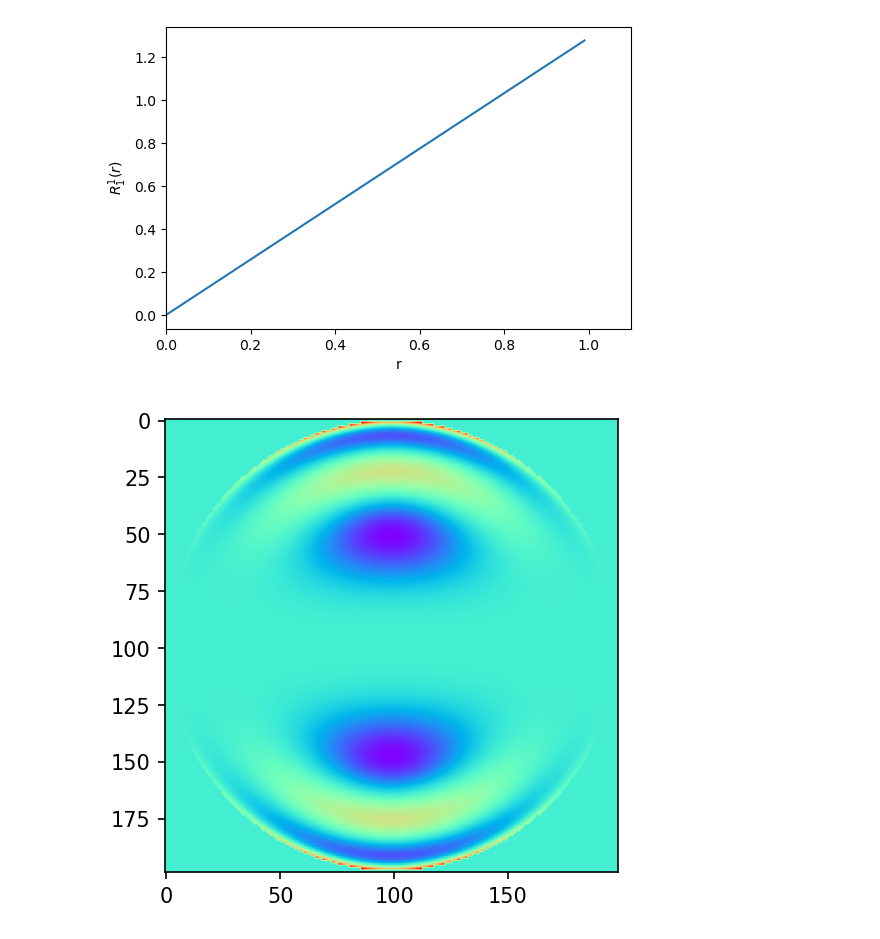
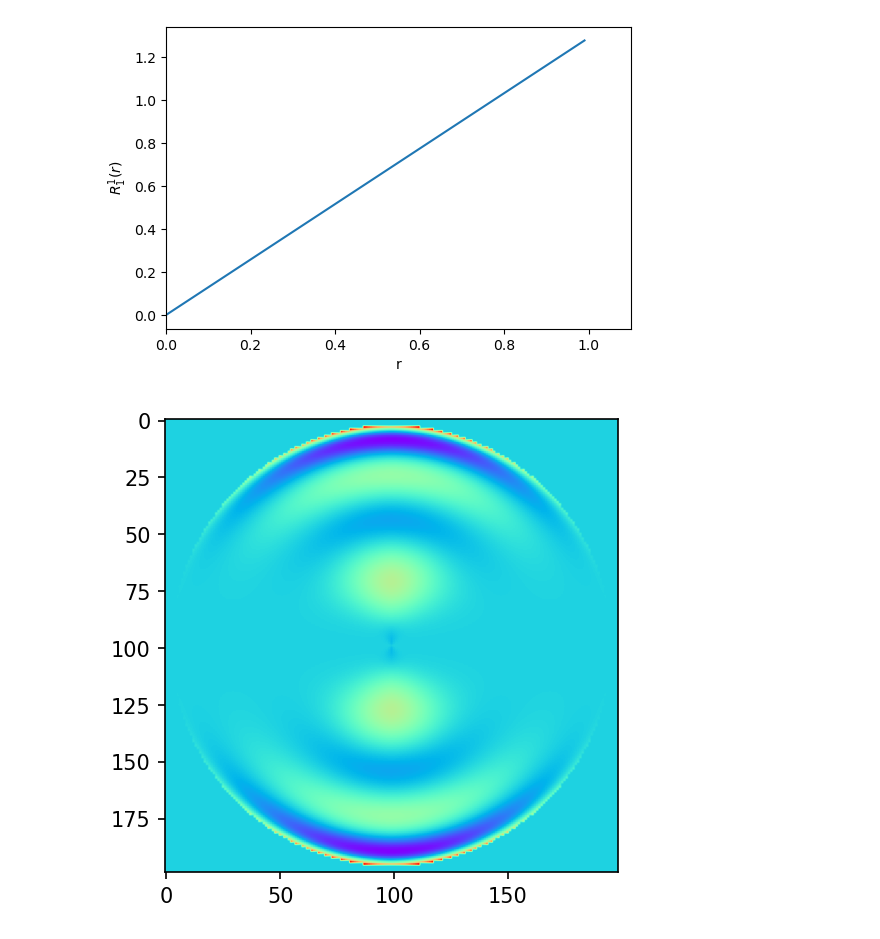
Before and after one commit to denyskononenko/datasciencesnippets, a Jupyter notebook: descriptors/zernike3D.ipynb, the cells around one changed output. Drawn from its saved outputs; the diff is of its cells as text; code cells hidden in the pictures.

```diff
--- a/descriptors/zernike3D.ipynb
+++ b/descriptors/zernike3D.ipynb
@@ -60,16 +61,19 @@ class Zernike3D:
         plt.xlabel('r')
         plt.show()
 
-    def plot_moment(self, n: int, l: int, m: int):
-        """Plot 3D Zernike moment."""
+    def plot_moment_slice(self, n: int, l: int, m: int, lattitude: int=1):
+        """Plot 3D Zernike moment slice at the level lattitude * grid_step."""
         Z = self.moment(n, l, m)
         d = 0.01
         x = np.concatenate([np.arange(-1, -d, d), np.arange(d, 1 + d, d)])
-        z = np.array([[np.real(Z(xi, yi, d)) for xi in x] for yi in x])
+        z = np.array([[np.real(Z(xi, yi, lattitude * d)) for xi in x] for yi in x])
 
         plt.figure(dpi=150)
         plt.imshow(z, cmap='rainbow')
         plt.show()
+
+    def plot_moment_3d(self, n: int, l: int, m: int):
+        """Plot 3D zernike moment in 3D as density plot."""
 # %%
 test_3dimg = np.zeros((10, 10, 10))
 
@@ -79,6 +83,6 @@ zen.plot_radial(1, 1)
 # %% [output]
 [figure]
 # %%
-zen.plot_moment(10,4,4)
+zen.plot_moment_slice(10, 4, 4, 20)
 # %% [output]
-[figure, old version]
+[figure, new version]
```
Also changed, not shown: parts of 3 cells of this notebook, 1 other file.
